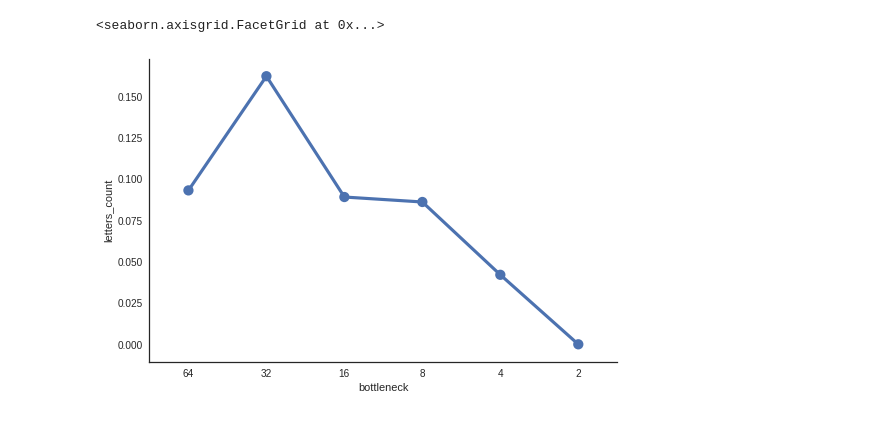
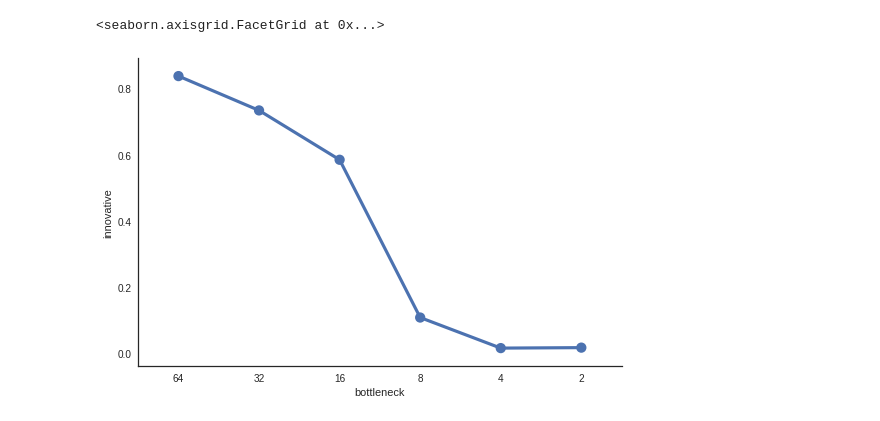
Before and after one commit to mehdidc/out_of_class, a Jupyter notebook: ae/ipynb/analysis.ipynb, the cells around one changed output. Saved outputs shown, nothing was run; the diff lists cells and outputs as text; code cells hidden in the pictures.

```diff
--- a/ae/ipynb/analysis.ipynb
+++ b/ae/ipynb/analysis.ipynb
@@ -95,13 +92,12 @@ sns.factorplot(x='noise', y='letters_count', data=df, size=5, aspect=1.5)
 # %%
 df = df_full
 df = df[df['sampler'] == 'mnist_capacity']
 df  = df[df['nb_layers']==4]
 df = df.sort_values(by='bottleneck', ascending=False)
-sns.factorplot(x='bottleneck', y='letters_count', data=df, order=[64, 32, 16, 8, 4, 2], size=5, aspect=1.5)
-#show_several(df)
+sns.factorplot(x='bottleneck', y='innovative', data=df, order=[64, 32, 16, 8, 4, 2], size=5, aspect=1.5)
 # %% [output]
 <seaborn.axisgrid.FacetGrid at 0x...>
-[figure, old version]
+[figure, new version]
 # %%
 df = df_full
 df = df[df['sampler'] == 'mnist_deep']
```
Also changed, not shown: parts of 7 cells of this notebook, 1 other file.
